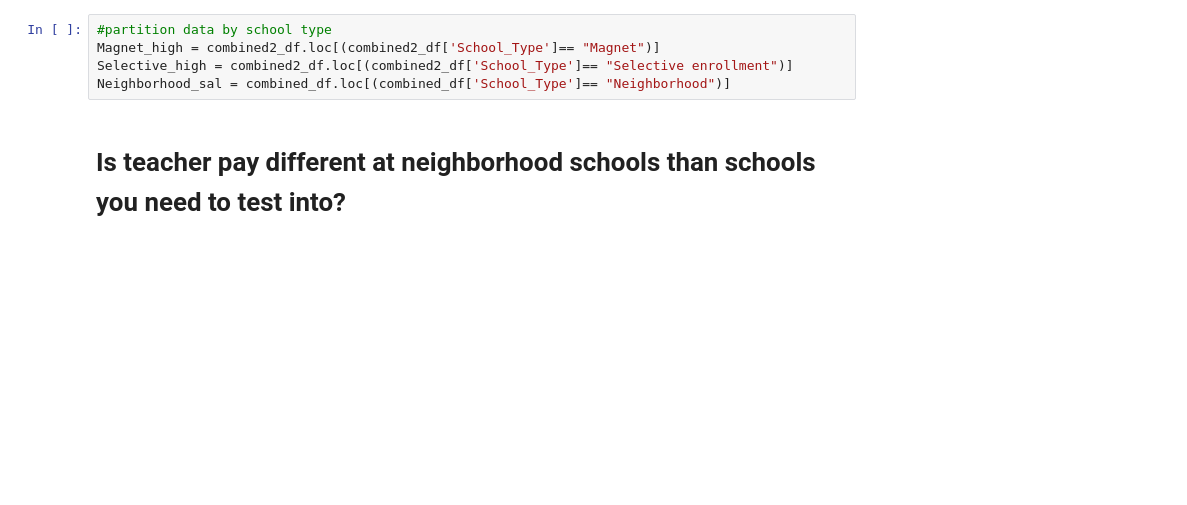
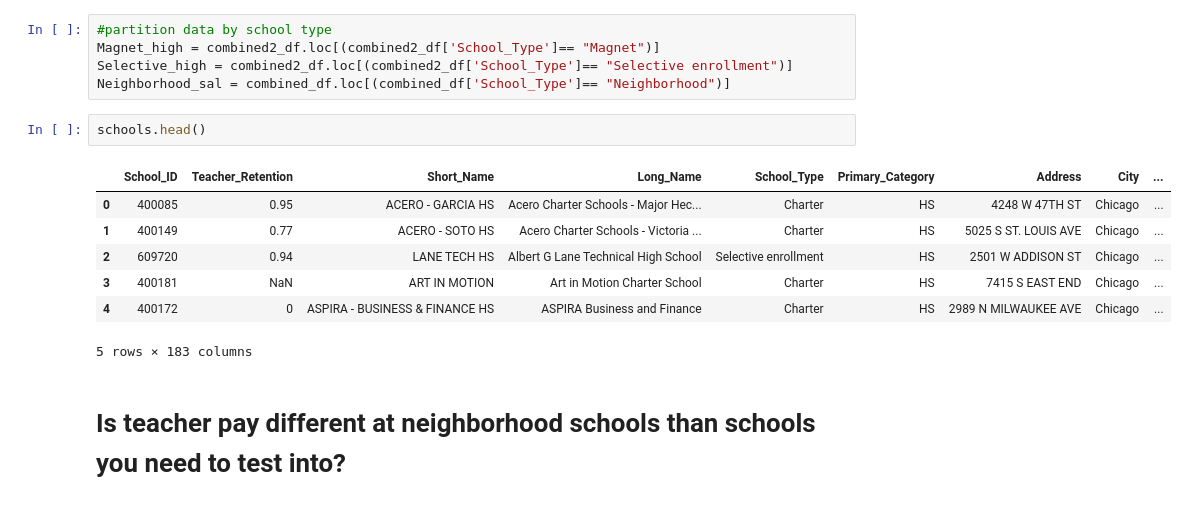
Before and after one commit to RiverJAM/CPS_Data_Analysis, a Jupyter notebook: Playing with Pies.ipynb, the cells around one changed output. Saved outputs shown, nothing was run; the diff lists cells and outputs as text; blank space fills up the shorter version.

```diff
--- a/Playing with Pies.ipynb
+++ b/Playing with Pies.ipynb
@@ -21,6 +21,16 @@ combined2_df = pd.merge(salaries2, schools, on = "School_ID", how = "left")
 Magnet_high = combined2_df.loc[(combined2_df['School_Type']== "Magnet")]
 Selective_high = combined2_df.loc[(combined2_df['School_Type']== "Selective enrollment")]
 Neighborhood_sal = combined_df.loc[(combined_df['School_Type']== "Neighborhood")]
+# %%
+schools.head()
+# %% [output]
+|  | School_ID | Teacher_Retention | Short_Name | Long_Name | School_Type | Primary_Category | Address | City | ... |
+| 0 | 400085 | 0.95 | ACERO - GARCIA HS | Acero Charter Schools - Major Hec... | Charter | HS | 4248 W 47TH ST | Chicago | ... |
+| 1 | 400149 | 0.77 | ACERO - SOTO HS | Acero Charter Schools - Victoria ... | Charter | HS | 5025 S ST. LOUIS AVE | Chicago | ... |
+| 2 | 609720 | 0.94 | LANE TECH HS | Albert G Lane Technical High School | Selective enrollment | HS | 2501 W ADDISON ST | Chicago | ... |
+| 3 | 400181 | NaN | ART IN MOTION | Art in Motion Charter School | Charter | HS | 7415 S EAST END | Chicago | ... |
+| 4 | 400172 | 0 | ASPIRA - BUSINESS & FINANCE HS | ASPIRA Business and Finance | Charter | HS | 2989 N MILWAUKEE AVE | Chicago | ... |
+5 rows × 183 columns
 # %% [markdown]
 # Is teacher pay different at neighborhood schools than schools you need to test into?
 # %%
```
Also changed, not shown: 3 other files.
